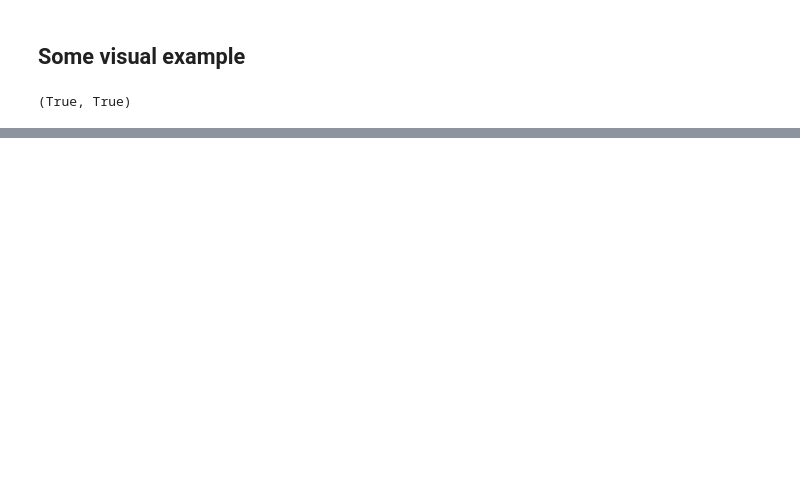
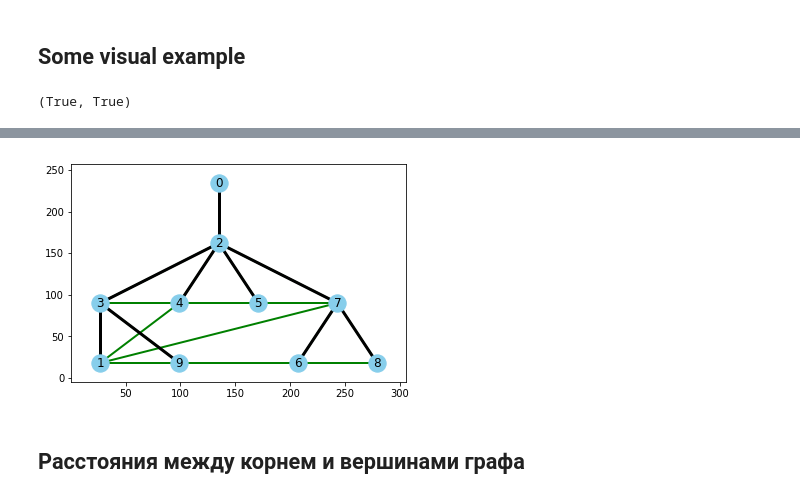
Before and after one commit to ivalearn/graphs-intro, a Jupyter notebook: build-spanning-tree.ipynb, the cells around one changed output, grey strips where cells are left out. Drawn from its saved outputs; the diff is of its cells as text; code cells hidden in the pictures; blank space fills up the shorter version.

```diff
--- a/build-spanning-tree.ipynb
+++ b/build-spanning-tree.ipynb
@@ -118,0 +156,6 @@ nx.draw_networkx(G, pos=pos, width=0, with_labels=True, node_color='skyblue')
+# %%
+nx.draw_networkx_edges(G, pos=pos, width=2, edge_color='green')
+nx.draw_networkx_edges(T, pos=pos, width=3, edge_color='black')
+nx.draw_networkx(G, pos=pos, width=0, node_color='skyblue')
+# %% [output]
+[figure, added]
@@ -118,0 +171,2 @@ nx.draw_networkx(G, pos=pos, width=0, with_labels=True, node_color='skyblue')
+# %% [markdown]
+## Расстояния между корнем и вершинами графа
```
Also changed, not shown: parts of 19 cells of this notebook.
